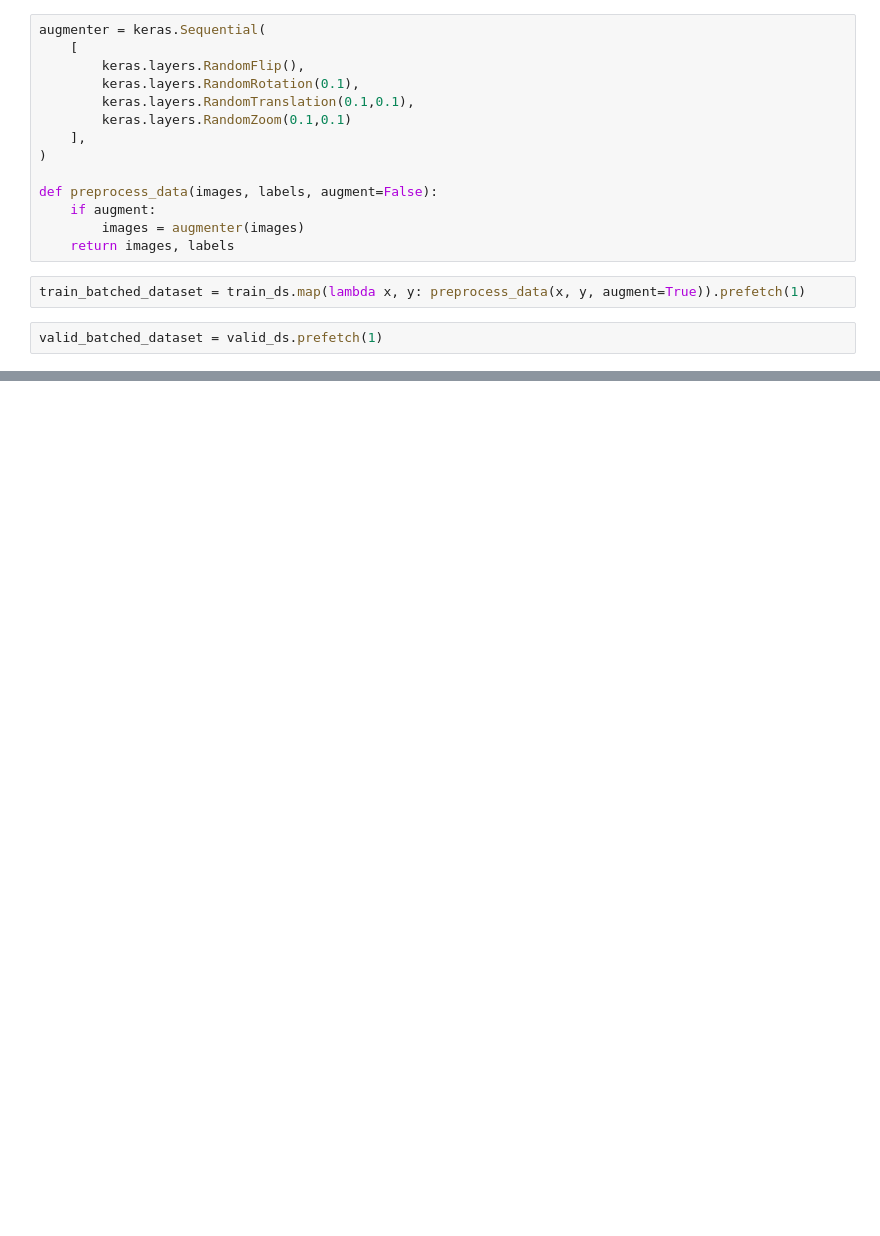
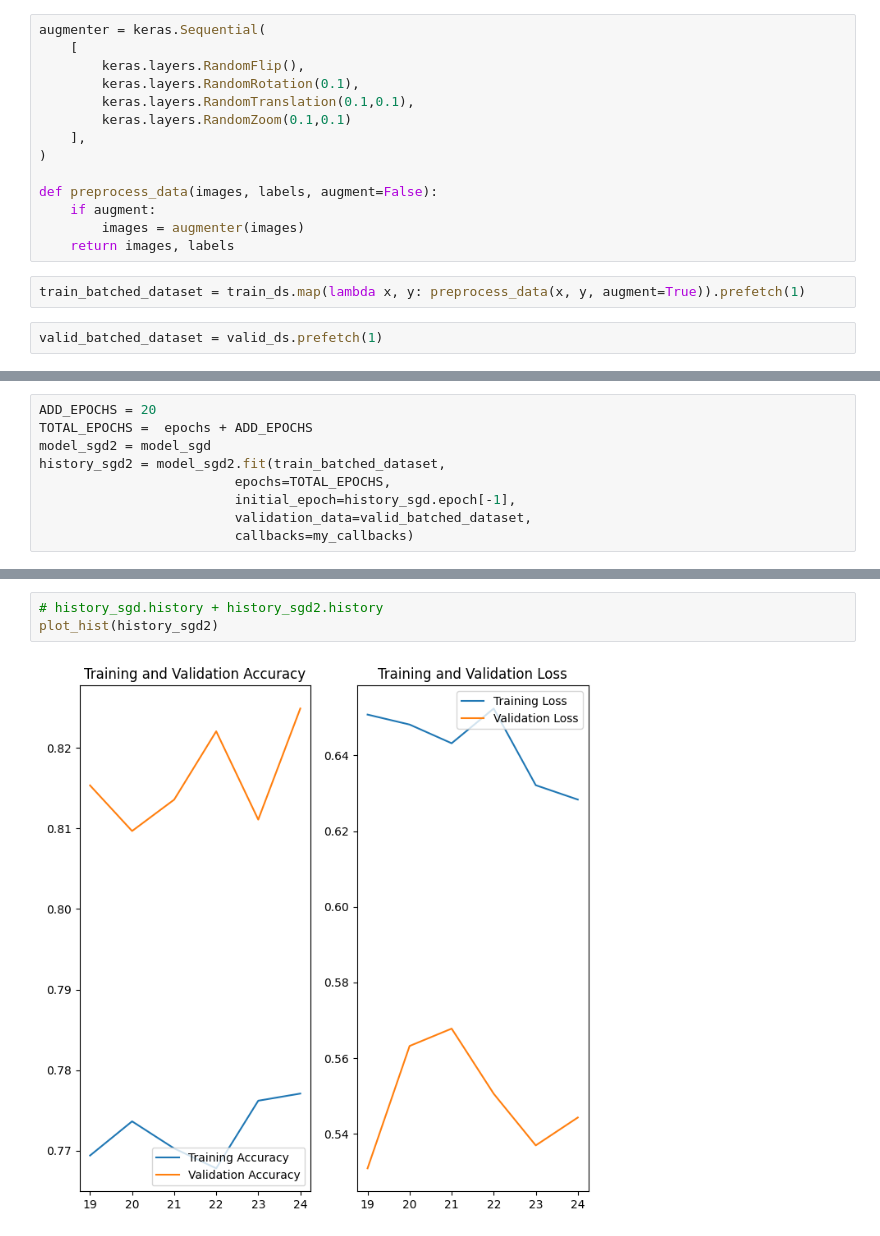
Before and after one commit to CatUnderTheLeaf/CV-stuff, a Jupyter notebook: image_classification/classification_kitti_keras3.ipynb, the cells around one changed output, grey strips where cells are left out. Saved outputs shown, nothing was run; the diff lists cells and outputs as text; blank space fills up the shorter version.

```diff
--- a/image_classification/classification_kitti_keras3.ipynb
+++ b/image_classification/classification_kitti_keras3.ipynb
@@ -334,0 +378,9 @@ Test accuracy : 0.5725113749504089
+# %%
+ADD_EPOCHS = 20
+TOTAL_EPOCHS =  epochs + ADD_EPOCHS
+model_sgd2 = model_sgd
+history_sgd2 = model_sgd2.fit(train_batched_dataset,
+                         epochs=TOTAL_EPOCHS,
+                         initial_epoch=history_sgd.epoch[-1],
+                         validation_data=valid_batched_dataset,
+                         callbacks=my_callbacks)
@@ -334,0 +400,5 @@ Test accuracy : 0.5725113749504089
+# %%
+# history_sgd.history + history_sgd2.history
+plot_hist(history_sgd2)
+# %% [output]
+[figure, added]
```
Also changed, not shown: parts of 27 cells of this notebook.
